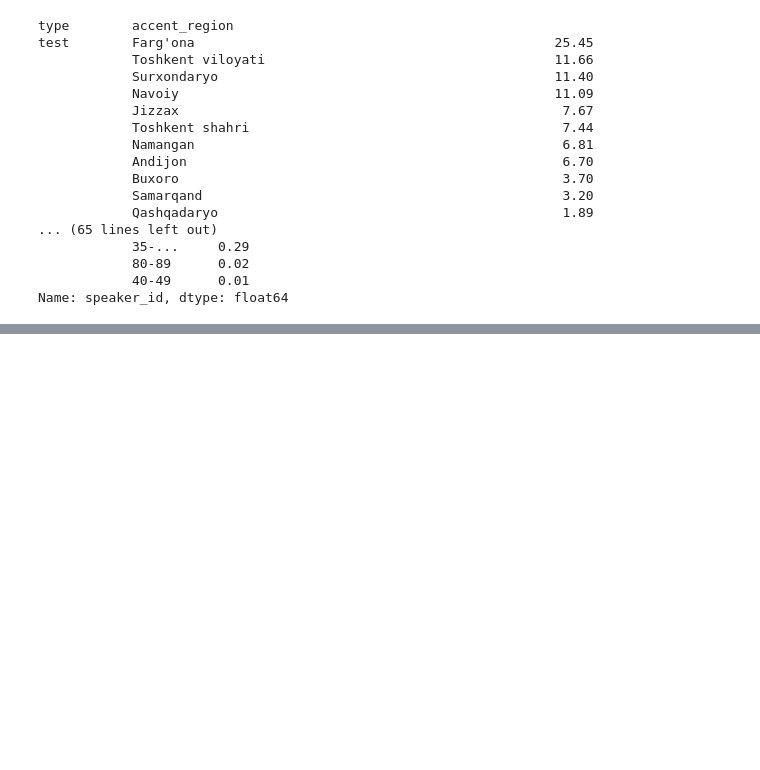
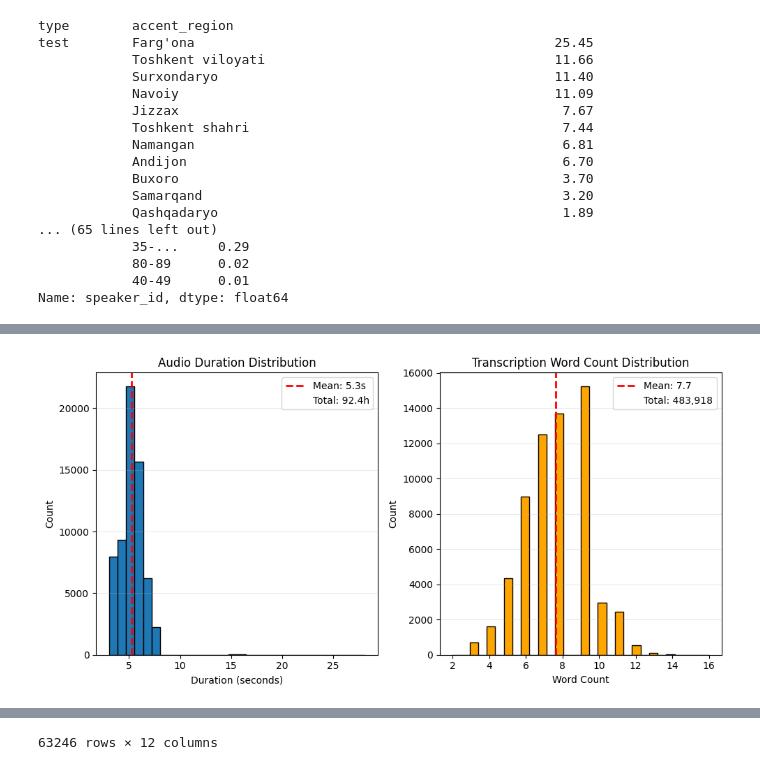
Before and after one commit to HaidarChaito/uzbek-automatic-speech-recognition, a Jupyter notebook: notebooks/6_uzbekvoice_dataset_preparation.ipynb, the cells around one changed output, grey strips where cells are left out. Cells and saved outputs as stored; diff of their text form; code cells hidden in the pictures; blank space fills up the shorter version.

Commit message:
Add second part of data preparation logic

```diff
--- a/notebooks/6_uzbekvoice_dataset_preparation.ipynb
+++ b/notebooks/6_uzbekvoice_dataset_preparation.ipynb
@@ -1035,0 +1043,6 @@ Name: speaker_id, dtype: float64
+# %%
+all_data_df = pd.read_csv(ALL_DATA_PATH, index_col="id")
+used_paths = set(pd.read_csv(PROCESSED_AUDIO_STATS_PATH)["input_audio_filename"])
+unused_data_df = all_data_df[~all_data_df["path"].isin(used_paths)]
+print(f"Total available duration: {unused_data_df["duration"].sum() / 3600:.2f} hours")
+unused_data_df.describe()
@@ -1035,0 +1060,13 @@ Name: speaker_id, dtype: float64
+# %%
+sampled_df = pd.read_csv(SAMPLED_DATA_PATH, index_col="id")
+
+top_100_speakers = sampled_df["speaker_id"].value_counts(ascending=False).head(100)
+# %%
+val_test_speakers_mask = sampled_df["type"].isin(["test", "validation"])
+val_test_speakers = set(sampled_df[val_test_speakers_mask]["speaker_id"].unique())
+
+top_100_speakers_mask = unused_data_df["speaker_id"].isin(top_100_speakers)
+
+sampled2_df = unused_data_df[(~unused_data_df["speaker_id"].isin(val_test_speakers)) & (~top_100_speakers_mask)]
+print(f"Potential total duration: {sampled2_df["duration"].sum() / 3600:.2f} hours")
+sampled2_df
@@ -1035,0 +1089,50 @@ Name: speaker_id, dtype: float64
+# %%
+from scripts.dataset_plotting import plot_distribution_graphs
+
+# Sort by speaker_id for deterministic groupby order
+sampled2_df = sampled2_df.sort_values("speaker_id")
+
+short_audios = (sampled2_df["duration"] >= 3) & (sampled2_df["duration"] < 5)
+medium_audios = (sampled2_df["duration"] >= 5) & (sampled2_df["duration"] < 8)
+long_audios = (sampled2_df["duration"] >= 8) & (sampled2_df["duration"] < 30)
+
+short_samples = (
+    sampled2_df[short_audios]
+    .groupby("speaker_id")
+    .apply(lambda x: x.sample(min(len(x), 30), random_state=SEED),
+           include_groups=False)  # Maximum up to 30 recordings per speaker
+    .reset_index(level=0)
+).sample(20_000, weights="duration", random_state=SEED)
+print(f"short_recordings: \n{short_samples["speaker_id"].describe()}")
+
+medium_samples = (
+    sampled2_df[medium_audios]
+    .groupby("speaker_id")
+    .apply(lambda x: x.sample(min(len(x), 2000), random_state=SEED),
+           include_groups=False)  # Maximum up to 2000 recordings per speaker
+    .reset_index(level=0)
+)
+print(f"\nmedium_recordings: \n{medium_samples["speaker_id"].describe()}")
+
+long_samples = (
+    sampled2_df[long_audios]
+    .groupby("speaker_id")
+    .apply(lambda x: x.sample(min(len(x), 700), random_state=SEED),
+           include_groups=False)  # Maximum up to 700 recordings per speaker
+    .reset_index(level=0)
+)
+print(f"\nlong_recordings: \n{long_samples["speaker_id"].describe()}")
+
+sampled2_df = pd.concat([short_samples, medium_samples, long_samples]).sort_index()
+
+# Remove recordings with net_votes <= -5 (up_votes - down_votes)
+sampled2_df.loc[:, "net_votes"] = sampled2_df["up_votes"] - sampled2_df["down_votes"]
+majority_down_voted_mask = sampled2_df["net_votes"] <= -5
+sampled2_df = sampled2_df[~majority_down_voted_mask]
+
+sampled2_df.to_csv(SAMPLED_DATA2_PATH, index_label="id")
+
+plot_distribution_graphs(sampled2_df)
+
+sampled2_df
+# %% [output]
@@ -1035,0 +1159 @@ Name: speaker_id, dtype: float64
+[figure, added]
@@ -1035,0 +1173 @@ Name: speaker_id, dtype: float64
+63246 rows × 12 columns
```
Also changed, not shown: parts of 27 cells of this notebook, 6 other files.
